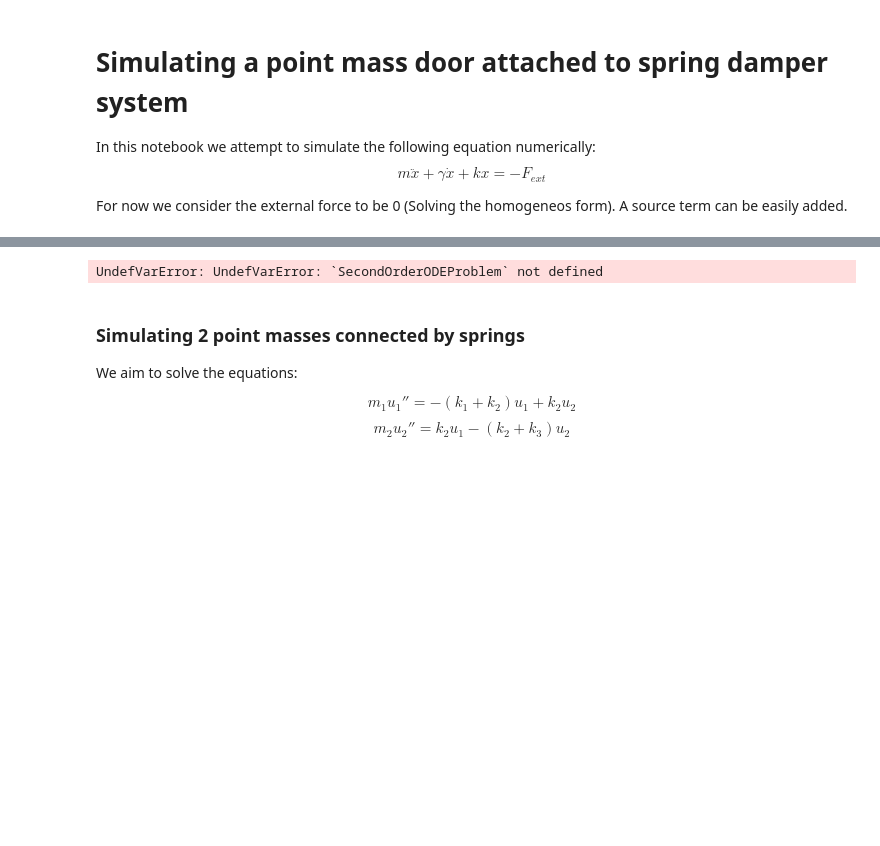
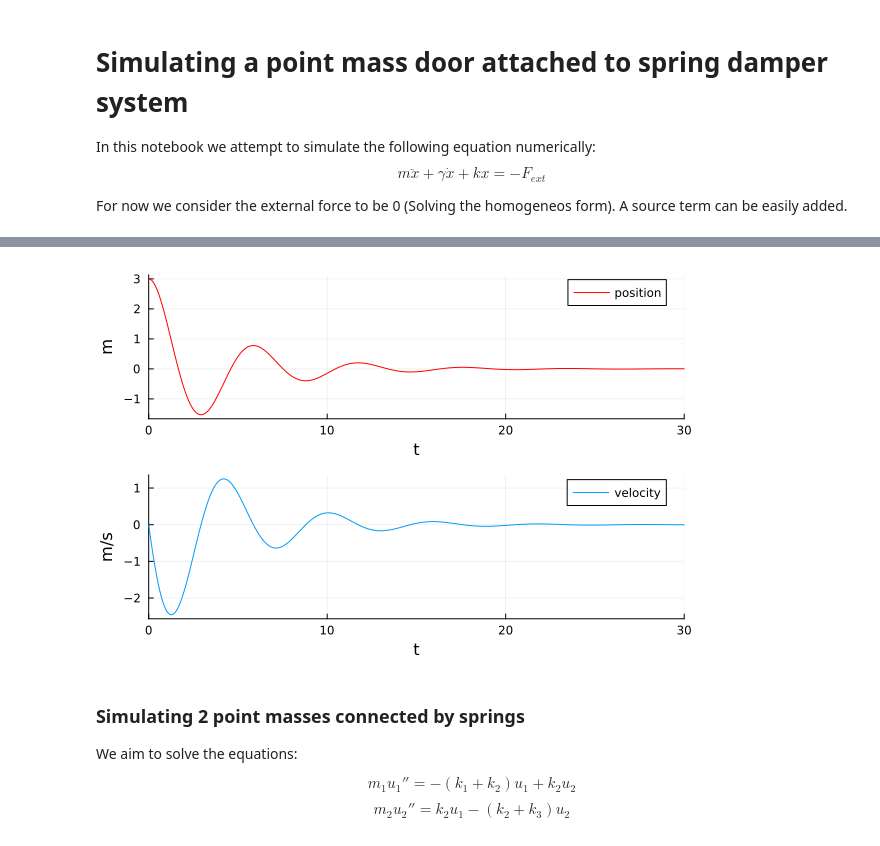
Before and after one commit to tdrAndrei/BusDoor_modeling2023, a Jupyter notebook: src/PointMassSystem.ipynb, the cells around one changed output, grey strips where cells are left out. Drawn from its saved outputs; the diff is of its cells as text; code cells hidden in the pictures; blank space fills up the shorter version.

```diff
--- a/src/PointMassSystem.ipynb
+++ b/src/PointMassSystem.ipynb
@@ -13,34 +15,22 @@ using .PointMassExamples
 # %%
-k = 60
-c = 23
-m = 50
-tspan = (0.0,30.0)
 
-problem = One_PointmassProblem(60.0, 50.0, 23.0, 0.0, 3.0, 0.0)
+problem = PointMass.One_PointmassProblem(
+    m=50.0,
+    γ=23.0,
+    k=60.0,
+    v0=0.0,
+    x0=3.0,
+    F=0.0
+)
 
-function spring_damper1D!(ddu, du, u, p, t)
-    ddu[1] = -1/m * (k*u[1] + c*du[1])
-end
-
-function init_equation(v0=0.0, x0=3.0)
-    du0 = [v0]
-    u0 = [x0]
-    prob = SecondOrderODEProblem(spring_damper1D!,du0,u0,tspan)
-    sol = solve(prob)
-    print(sol.alg)
-    sol
-end
-
-#sol = init_equation(5.0, 5.0)
-sol = single_dof_numerical(problem, tspan)
+sol = PointMass.single_dof_numerical(problem, tspan)
 
 p1 = plot(sol, vars=2, label="position", ylabel="m", color=:red)
 p2 = plot(sol, vars=1, label="velocity", ylabel="m/s")
 
-
 plot(p1, p2, layout=(2, 1))
 # %% [output]
-UndefVarError: UndefVarError: `SecondOrderODEProblem` not defined
+[figure, added]
 # %% [markdown]
 ### Simulating 2 point masses connected by springs
 
```
Also changed, not shown: parts of 3 cells of this notebook, 3 other files.
